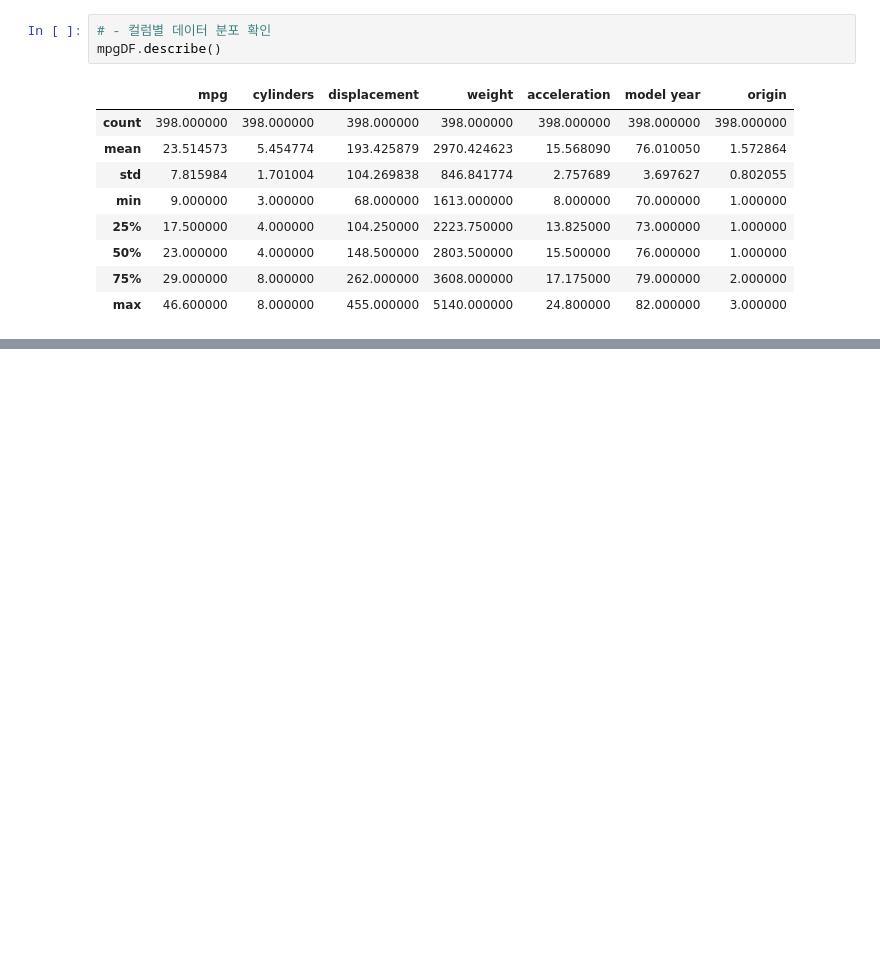
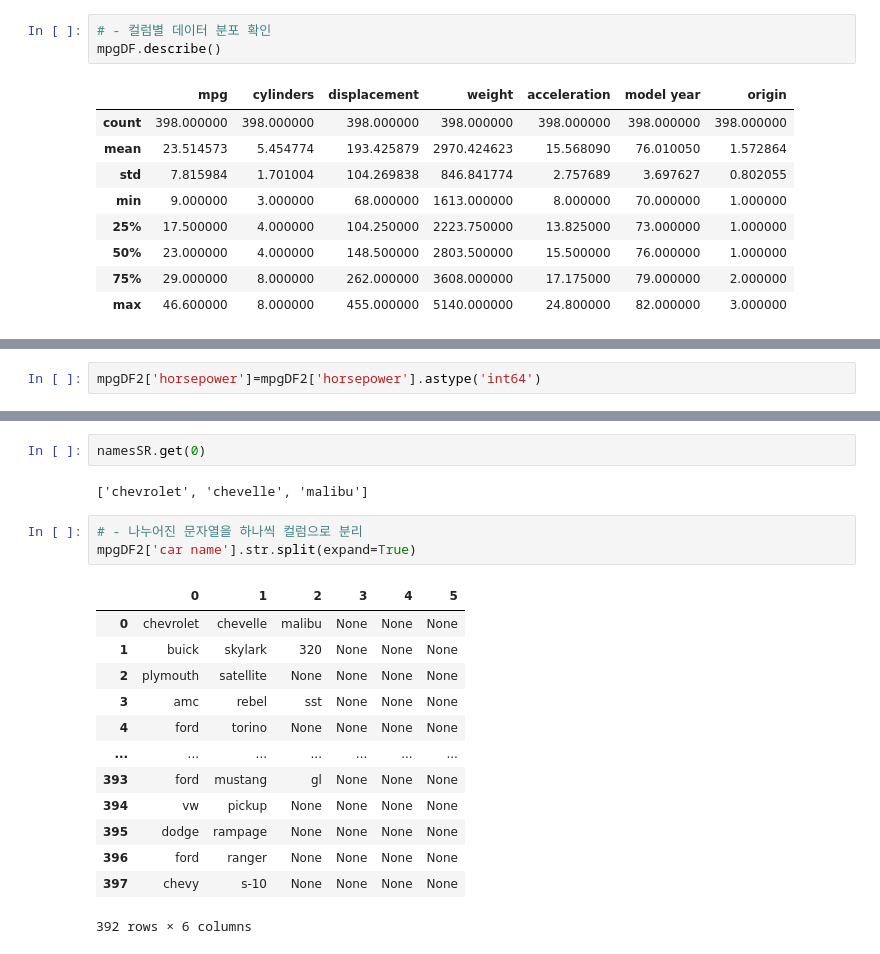
Before and after one commit to KDW8979/KDW, a Jupyter notebook: EX_PANDAS06/DAY04/ex_auto_mpg_03.ipynb, the cells around one changed output, grey strips where cells are left out. Cells and saved outputs as stored; diff of their text form; blank space fills up the shorter version.

```diff
--- a/EX_PANDAS06/DAY04/ex_auto_mpg_03.ipynb
+++ b/EX_PANDAS06/DAY04/ex_auto_mpg_03.ipynb
@@ -171,0 +158,2 @@ mpgDF.corr(numeric_only=True)
+# %%
+mpgDF2['horsepower']=mpgDF2['horsepower'].astype('int64')
@@ -171,0 +249,21 @@ mpgDF.corr(numeric_only=True)
+# %%
+namesSR.get(0)
+# %% [output]
+['chevrolet', 'chevelle', 'malibu']
+# %%
+# - 나누어진 문자열을 하나씩 컬럼으로 분리
+mpgDF2['car name'].str.split(expand=True)
+# %% [output]
+|  | 0 | 1 | 2 | 3 | 4 | 5 |
+| 0 | chevrolet | chevelle | malibu | None | None | None |
+| 1 | buick | skylark | 320 | None | None | None |
+| 2 | plymouth | satellite | None | None | None | None |
+| 3 | amc | rebel | sst | None | None | None |
+| 4 | ford | torino | None | None | None | None |
+| ... | ... | ... | ... | ... | ... | ... |
+| 393 | ford | mustang | gl | None | None | None |
+| 394 | vw | pickup | None | None | None | None |
+| 395 | dodge | rampage | None | None | None | None |
+| 396 | ford | ranger | None | None | None | None |
+| 397 | chevy | s-10 | None | None | None | None |
+392 rows × 6 columns
```
Also changed, not shown: parts of 30 cells of this notebook, 14 other files.
